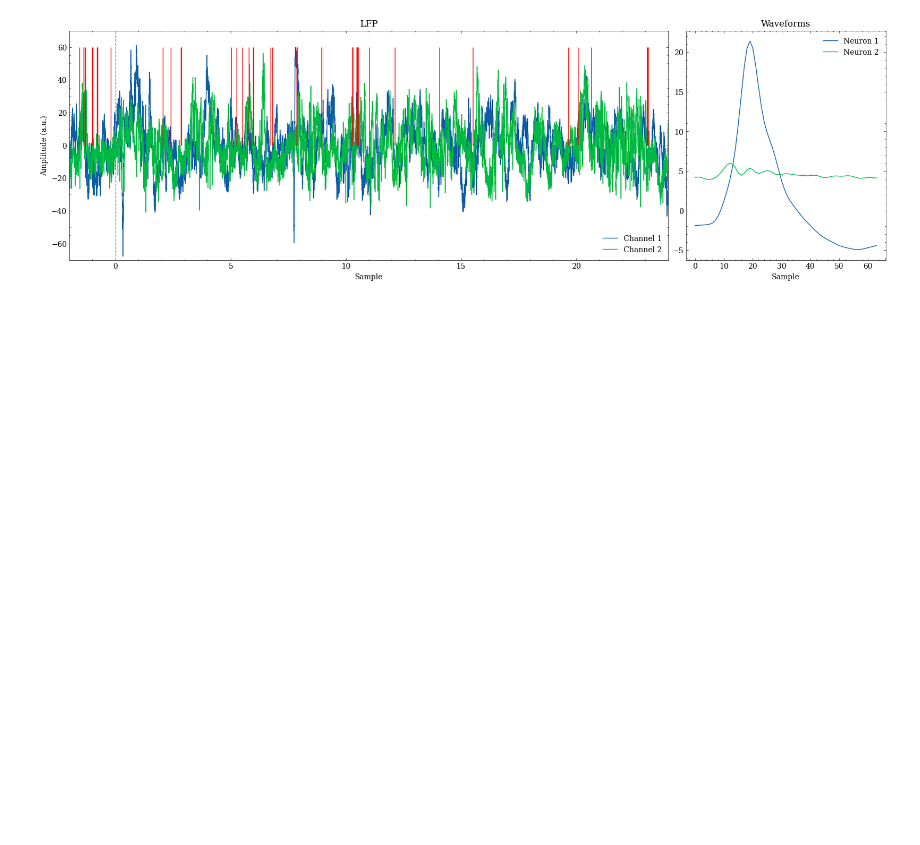
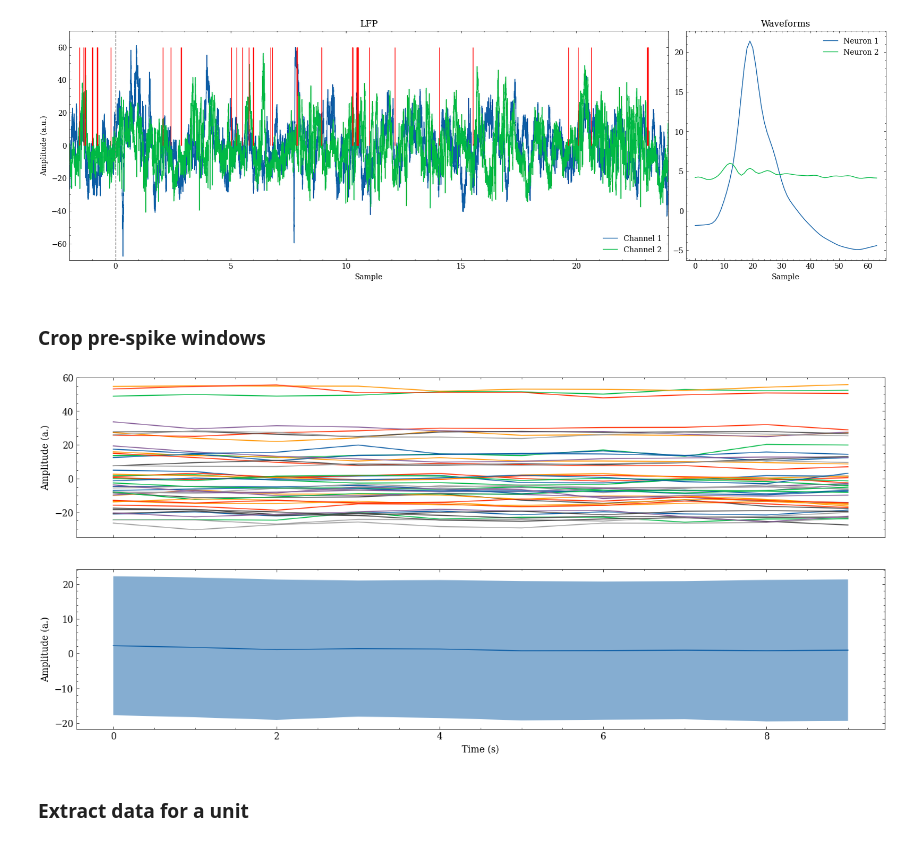
Before and after one commit to karahanyilmazer/OHBM-Hackathon23, a Jupyter notebook: load_amygdala_karahan.ipynb, the cells around one changed output. Drawn from its saved outputs; the diff is of its cells as text; code cells hidden in the pictures; blank space fills up the shorter version.

```diff
--- a/load_amygdala_karahan.ipynb
+++ b/load_amygdala_karahan.ipynb
@@ -9,0 +35,4 @@ plt.style.use(['science', 'no-latex'])
+# %%
+data_path = pathlib.Path("data/amygdala")
+files_mat = list(data_path.rglob('*h5'))
+files_mat
@@ -9,0 +77,4 @@ plt.style.use(['science', 'no-latex'])
+# %%
+fs = 2000  # Hz
+time = np.arange(lfp.shape[-1]) / fs - 2
+time
@@ -57,3 +116,40 @@ axs[1].set_xlabel('Sample')
 plt.show()
 # %% [output]
 [figure]
+# %% [markdown]
+### Crop pre-spike windows
+# %%
+def to_sample_idx(t_spike, time):
+    return np.argmin((t_spike - time) ** 2)
+
+
+def crop_prespike_window(lfp, idx_spike, window_size, channel):
+    return lfp[channel, idx_spike - window_size : idx_spike]
+# %%
+window_size = 10
+channel_idx = 0
+
+prespike_lfps = []
+for t_spike in spike_times:
+    idx_spike = to_sample_idx(t_spike, time)
+    prespike_lfps.append(crop_prespike_window(lfp, idx_spike, window_size, channel_idx))
+prespike_lfps = np.stack(prespike_lfps)
+
+st_avg_lfp = prespike_lfps.mean(0)
+st_var_lfp = prespike_lfps.std(0)
+
+fig, axs = plt.subplots(2, 1, figsize=(16, 7))
+axs[0].plot(prespike_lfps.T)
+axs[1].plot(st_avg_lfp.T)
+axs[1].fill_between(
+    range(window_size), st_avg_lfp + st_var_lfp, st_avg_lfp - st_var_lfp, alpha=0.5
+)
+axs[0].set_ylabel('Amplitude (a.)')
+axs[0].set_xticklabels([])
+axs[1].set_ylabel('Amplitude (a.)')
+axs[1].set_xlabel('Time (s)')
+plt.show()
+# %% [output]
+[figure, added]
+# %% [markdown]
+### Extract data for a unit
```
Also changed, not shown: parts of 20 cells of this notebook.
